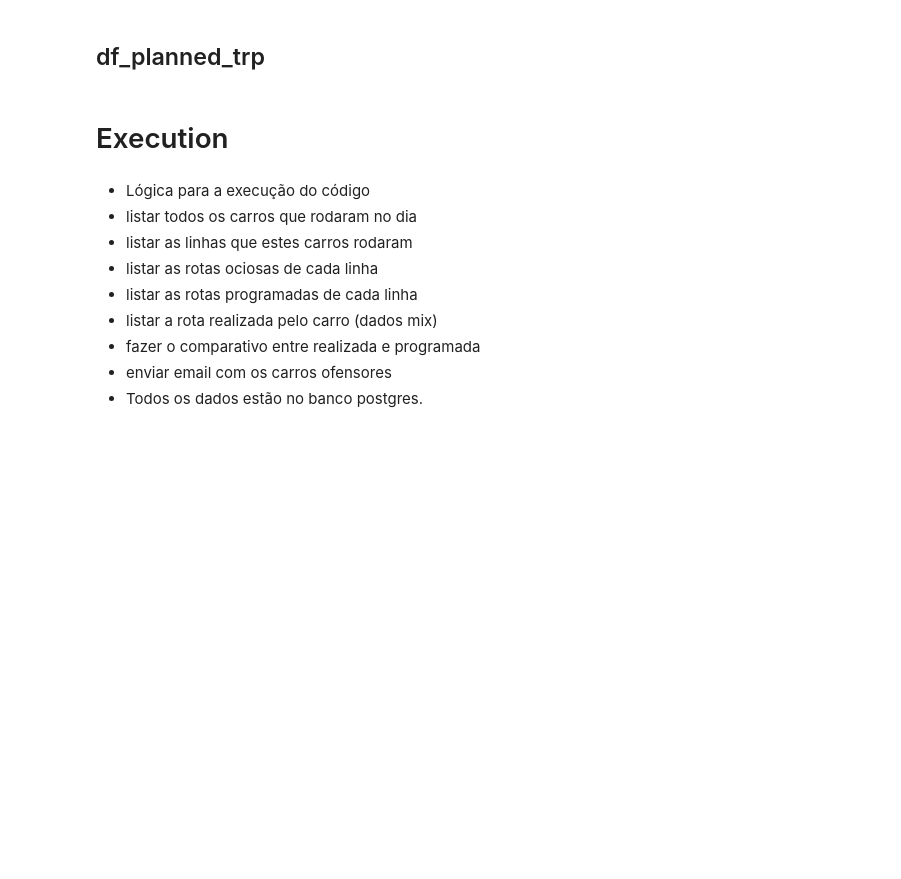
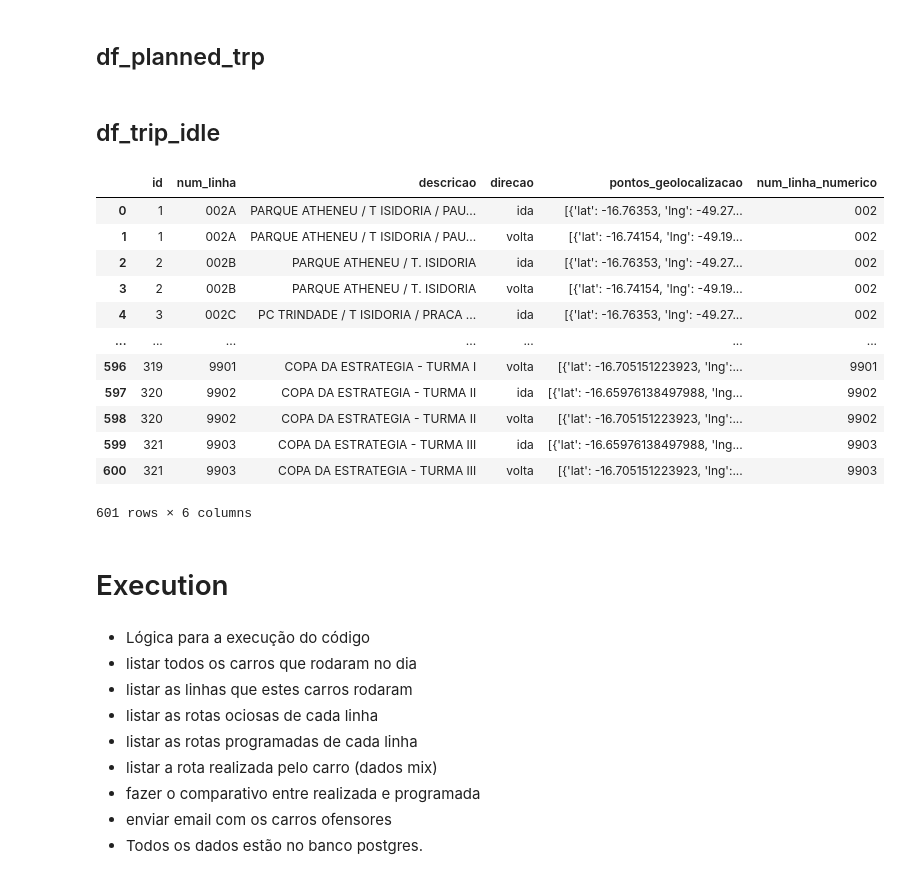
Before and after one commit to marcelopborges/poc-telemetria-hp, a Jupyter notebook: notebooks/main-engine.ipynb, the cells around one changed output. Drawn from its saved outputs; the diff is of its cells as text; code cells hidden in the pictures; blank space fills up the shorter version.

```diff
--- a/notebooks/main-engine.ipynb
+++ b/notebooks/main-engine.ipynb
@@ -172,6 +190,26 @@ de_para = {
 df_planned_trip['sublinha'] = df_planned_trip['identificacao'].apply(lambda x: de_para[x[:-1]])
 # %%
 df_planned_trip['concatenated'] = df_planned_trip['Código'].astype(str) + df_planned_trip['sublinha']
+# %% [markdown]
+## df_trip_idle
+# %%
+df_trip_idle['num_linha_numerico'] = df_trip_idle['num_linha'].str.extract(r'^(\d+)')
+# %%
+df_trip_idle
+# %% [output]
+|  | id | num_linha | descricao | direcao | pontos_geolocalizacao | num_linha_numerico |
+| 0 | 1 | 002A | PARQUE ATHENEU / T ISIDORIA / PAU... | ida | [{'lat': -16.76353, 'lng': -49.27... | 002 |
+| 1 | 1 | 002A | PARQUE ATHENEU / T ISIDORIA / PAU... | volta | [{'lat': -16.74154, 'lng': -49.19... | 002 |
+| 2 | 2 | 002B | PARQUE ATHENEU / T. ISIDORIA | ida | [{'lat': -16.76353, 'lng': -49.27... | 002 |
+| 3 | 2 | 002B | PARQUE ATHENEU / T. ISIDORIA | volta | [{'lat': -16.74154, 'lng': -49.19... | 002 |
+| 4 | 3 | 002C | PC TRINDADE / T ISIDORIA / PRACA ... | ida | [{'lat': -16.76353, 'lng': -49.27... | 002 |
+| ... | ... | ... | ... | ... | ... | ... |
+| 596 | 319 | 9901 | COPA DA ESTRATEGIA - TURMA I | volta | [{'lat': -16.705151223923, 'lng':... | 9901 |
+| 597 | 320 | 9902 | COPA DA ESTRATEGIA - TURMA II | ida | [{'lat': -16.65976138497988, 'lng... | 9902 |
+| 598 | 320 | 9902 | COPA DA ESTRATEGIA - TURMA II | volta | [{'lat': -16.705151223923, 'lng':... | 9902 |
+| 599 | 321 | 9903 | COPA DA ESTRATEGIA - TURMA III | ida | [{'lat': -16.65976138497988, 'lng... | 9903 |
+| 600 | 321 | 9903 | COPA DA ESTRATEGIA - TURMA III | volta | [{'lat': -16.705151223923, 'lng':... | 9903 |
+601 rows × 6 columns
 # %% [markdown]
 # Execution
 # %% [markdown]
```
Also changed, not shown: parts of 14 cells of this notebook.
